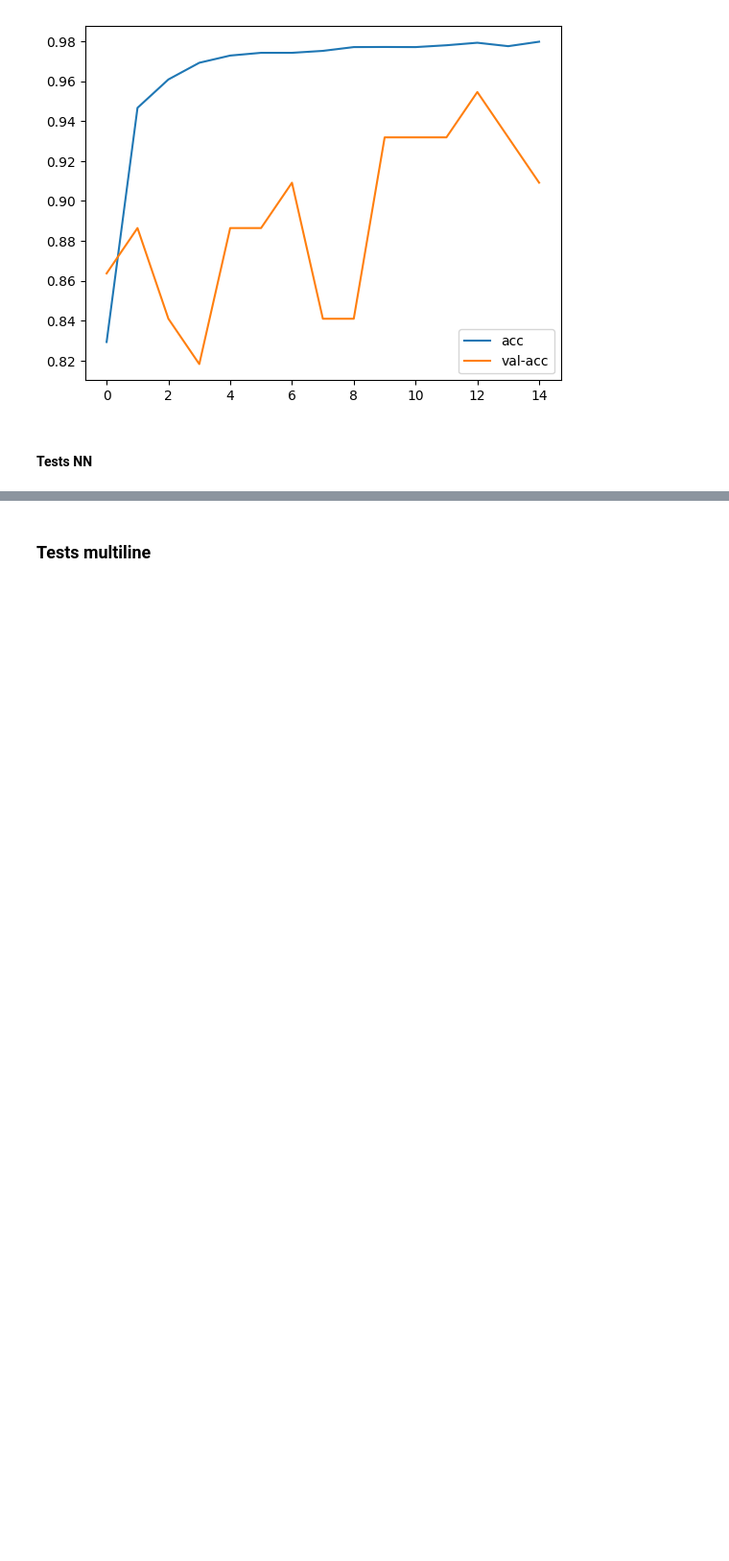
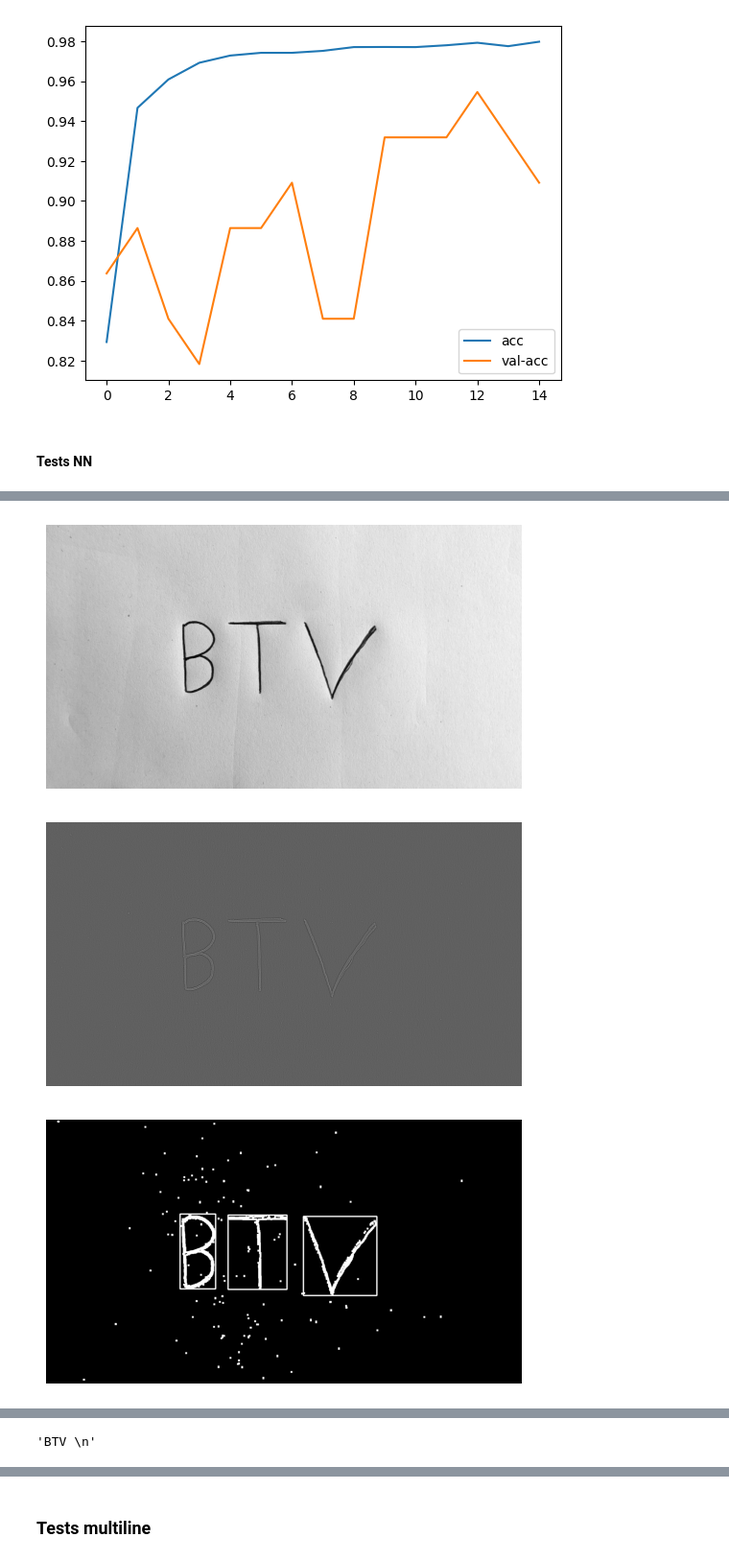
Before and after one commit to GeorgiPachov/digital-image-proc, a Jupyter notebook: nn-2.ipynb, the cells around one changed output, grey strips where cells are left out. Shown at 96% size. Saved outputs shown, nothing was run; the diff lists cells and outputs as text; code cells hidden in the pictures; blank space fills up the shorter version.

```diff
--- a/nn-2.ipynb
+++ b/nn-2.ipynb
@@ -595 +666,7 @@ ocr_nn('nova.png')
 'NOVA \n'
+# %%
+ocr_nn('btv.png', show_steps=True)
+# %% [output]
+[figure, added]
+[figure, added]
+[figure, added]
@@ -596,2 +678,3 @@ ocr_nn('nova.png')
+'BTV \n'
 # %%
 ocr_nn_augmented('test.png')
```
Also changed, not shown: parts of 25 cells of this notebook.
